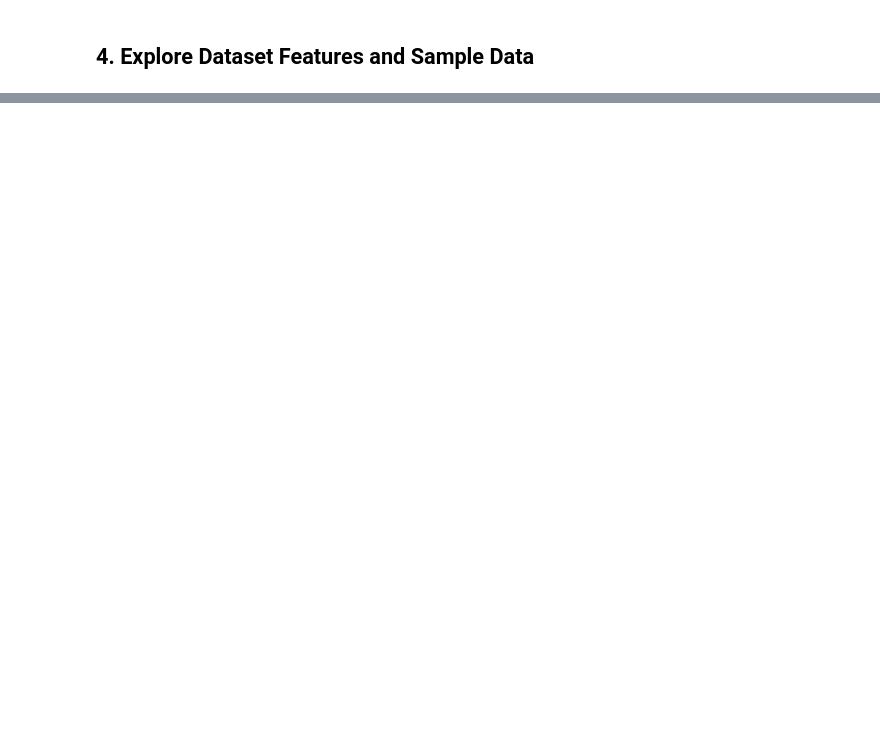
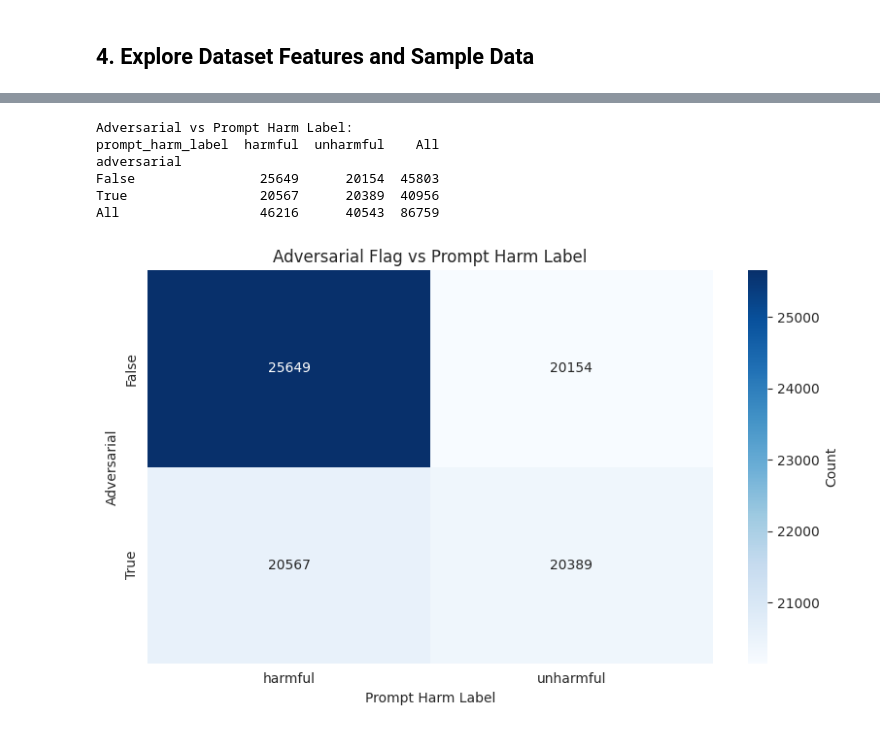
Before and after one commit to Jazhyc/intention-jailbreak, a Jupyter notebook: notebooks/wildguardmix_analysis.ipynb, the cells around one changed output, grey strips where cells are left out. Cells and saved outputs as stored; diff of their text form; code cells hidden in the pictures; blank space fills up the shorter version.

```diff
--- a/notebooks/wildguardmix_analysis.ipynb
+++ b/notebooks/wildguardmix_analysis.ipynb
@@ -59,0 +191,23 @@ df.info()
+# %%
+# Cross-tabulation: adversarial vs prompt_harm_label
+print("\n\nAdversarial vs Prompt Harm Label:")
+crosstab2 = pd.crosstab(df['adversarial'], df['prompt_harm_label'], margins=True)
+print(crosstab2)
+
+# Visualize as heatmap
+plt.figure(figsize=(8, 5))
+crosstab2_no_margins = pd.crosstab(df['adversarial'], df['prompt_harm_label'])
+sns.heatmap(crosstab2_no_margins, annot=True, fmt='d', cmap='Blues', cbar_kws={'label': 'Count'})
+plt.title('Adversarial Flag vs Prompt Harm Label')
+plt.xlabel('Prompt Harm Label')
+plt.ylabel('Adversarial')
+plt.tight_layout()
+plt.show()
+# %% [output]
+Adversarial vs Prompt Harm Label:
+prompt_harm_label  harmful  unharmful    All
+adversarial
+False                25649      20154  45803
+True                 20567      20389  40956
+All                  46216      40543  86759
+[figure, added]
```
Also changed, not shown: parts of 14 cells of this notebook.
